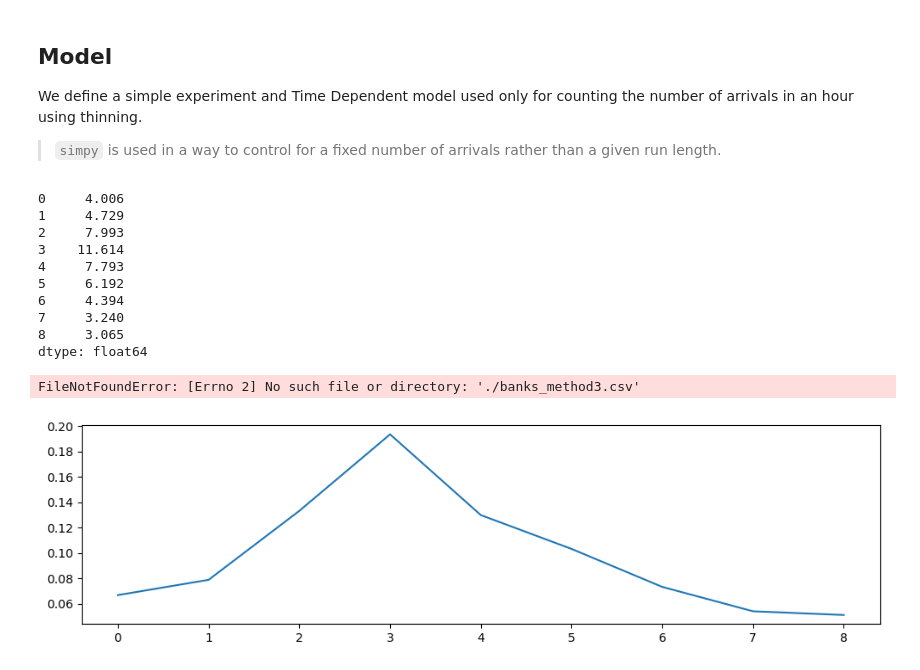
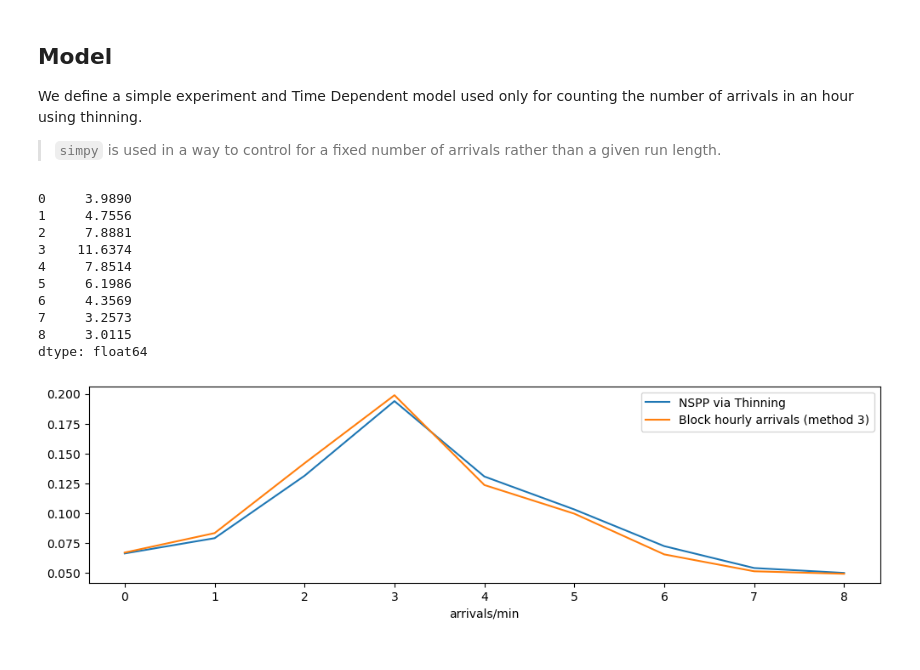
Before and after one commit to TomMonks/ccu_arrivals, a Jupyter notebook: notebooks/01_theory/02_thinning_banks.ipynb, the cells around one changed output. Cells and saved outputs as stored; diff of their text form; code cells hidden in the pictures.

```diff
--- a/notebooks/01_theory/02_thinning_banks.ipynb
+++ b/notebooks/01_theory/02_thinning_banks.ipynb
@@ -159,32 +159,38 @@ def multiple_replications(experiment, run_length=540, n_reps=5):
 # %%
 # create experiment and parameterise model
 experiment = Experiment(banks_arrival_profile)
-results = multiple_replications(experiment, run_length=540, n_reps=1000)
+results = multiple_replications(experiment, run_length=540, n_reps=10_000)
 
 results.mean(axis=0)
 # %% [output]
-0     4.006
-1     4.729
-2     7.993
-3    11.614
-4     7.793
-5     6.192
-6     4.394
-7     3.240
-8     3.065
+0     3.9890
+1     4.7556
+2     7.8881
+3    11.6374
+4     7.8514
+5     6.1986
+6     4.3569
+7     3.2573
+8     3.0115
 dtype: float64
 # %%
+# mean is average no arrivals in 1 hour. divide by 60 for per min.
 hour_means = results.mean(axis=0) / 60.0
 
 # visualise
 fig = plt.figure(figsize=(12,3))
 ax = fig.add_subplot()
 
 # plot in this case returns a 2D line plot object
 _ = ax.plot(hour_means)
 
 # read in mthod 3
-_ = ax.plot(pd.read_csv("./banks_method3.csv"))
+method3 = pd.read_csv("./banks_method3.csv")
+_ = ax.plot(method3)
+
+_ = ax.legend(["NSPP via Thinning", "Block hourly arrivals (method 3)"])
+
+_ = ax.set_xlabel("hour of simulation")
+_ = ax.set_xlabel("arrivals/min")
 # %% [output]
-FileNotFoundError: [Errno 2] No such file or directory: './banks_method3.csv'
-[figure, old version]
+[figure, new version]
```
Also changed, not shown: 30 other files.
